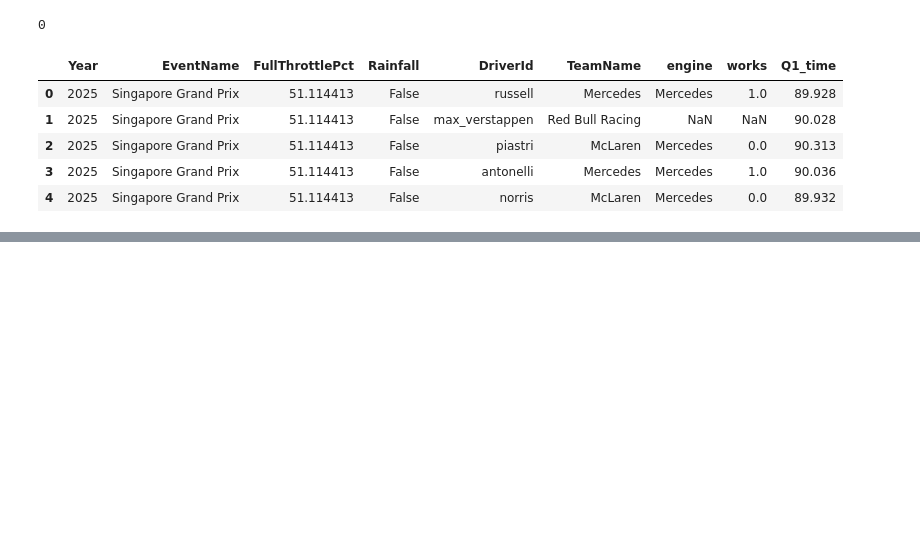
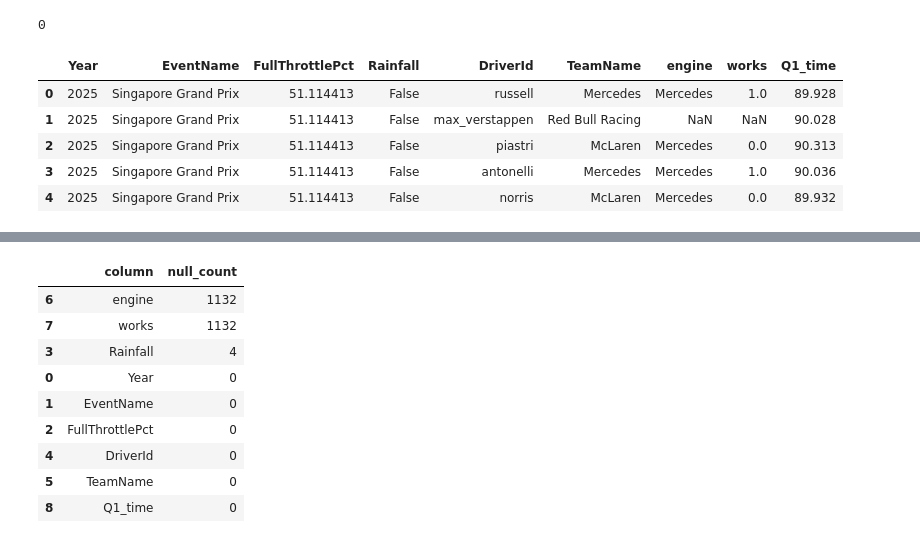
Before and after one commit to moajzashahab/stat-642-project, a Jupyter notebook: eda_and_clean_up.ipynb, the cells around one changed output, grey strips where cells are left out. Cells and saved outputs as stored; diff of their text form; code cells hidden in the pictures; blank space fills up the shorter version.

```diff
--- a/eda_and_clean_up.ipynb
+++ b/eda_and_clean_up.ipynb
@@ -136,0 +129,15 @@ Name: engine, Length: 183, dtype: int64
+# %%
+(final_df.isna().sum().rename("null_count")
+         .reset_index().rename(columns={"index": "column"})
+         .sort_values("null_count", ascending=False))
+# %% [output]
+|  | column | null_count |
+| 6 | engine | 1132 |
+| 7 | works | 1132 |
+| 3 | Rainfall | 4 |
+| 0 | Year | 0 |
+| 1 | EventName | 0 |
+| 2 | FullThrottlePct | 0 |
+| 4 | DriverId | 0 |
+| 5 | TeamName | 0 |
+| 8 | Q1_time | 0 |
```
Also changed, not shown: parts of 9 cells of this notebook, 1 other file.
